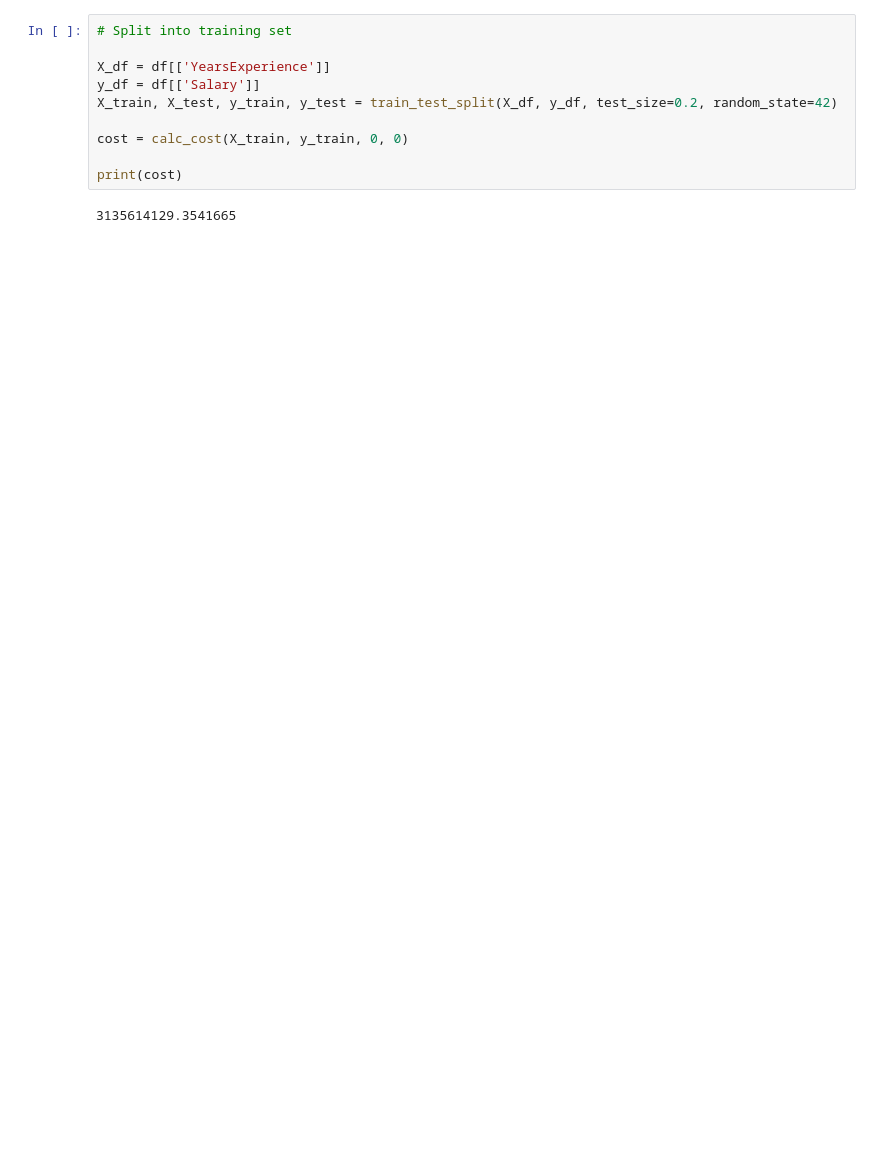
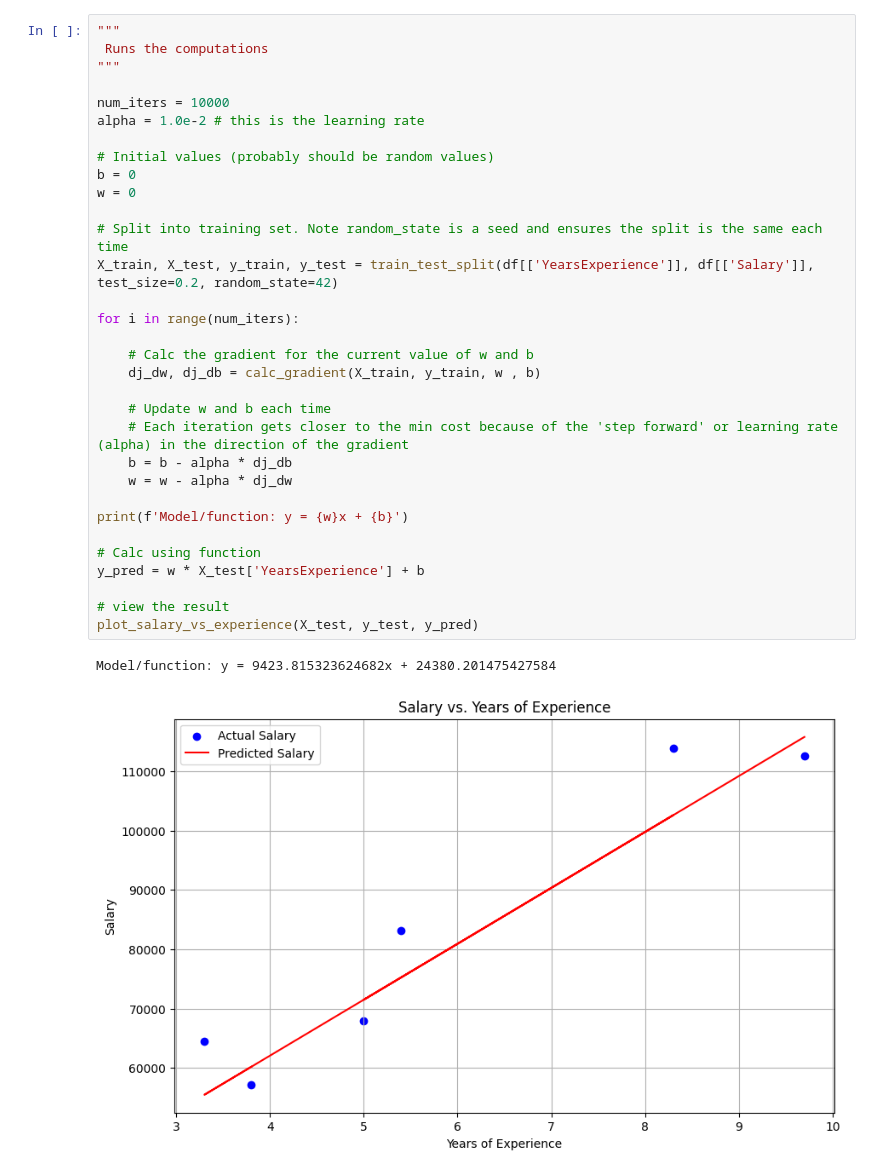
Before and after one commit to johnfitzy/learning-ml, a Jupyter notebook: nb/regresion_one.ipynb, the cells around one changed output. Drawn from its saved outputs; the diff is of its cells as text; blank space fills up the shorter version.

```diff
--- a/nb/regresion_one.ipynb
+++ b/nb/regresion_one.ipynb
@@ -56,12 +150,35 @@ def calc_cost(X_train, y_train, w, b):
 # %%
-# Split into training set
+"""
+ Runs the computations
+"""
 
-X_df = df[['YearsExperience']]
-y_df = df[['Salary']]
-X_train, X_test, y_train, y_test = train_test_split(X_df, y_df, test_size=0.2, random_state=42)
+num_iters = 10000
+alpha = 1.0e-2 # this is the learning rate
 
-cost = calc_cost(X_train, y_train, 0, 0)
+# Initial values (probably should be random values)
+b = 0
+w = 0
 
-print(cost)
+# Split into training set. Note random_state is a seed and ensures the split is the same each time
+X_train, X_test, y_train, y_test = train_test_split(df[['YearsExperience']], df[['Salary']], test_size=0.2, random_state=42)
+
+for i in range(num_iters):
+
+    # Calc the gradient for the current value of w and b
+    dj_dw, dj_db = calc_gradient(X_train, y_train, w , b)
+
+    # Update w and b each time
+    # Each iteration gets closer to the min cost because of the 'step forward' or learning rate (alpha) in the direction of the gradient
+    b = b - alpha * dj_db
+    w = w - alpha * dj_dw
+
+print(f'Model/function: y = {w}x + {b}')
+
+# Calc using function
+y_pred = w * X_test['YearsExperience'] + b
+
+# view the result
+plot_salary_vs_experience(X_test, y_test, y_pred)
 # %% [output]
-3135614129.3541665
+Model/function: y = 9423.815323624682x + 24380.201475427584
+[figure, added]
```
Also changed, not shown: parts of 6 cells of this notebook.
